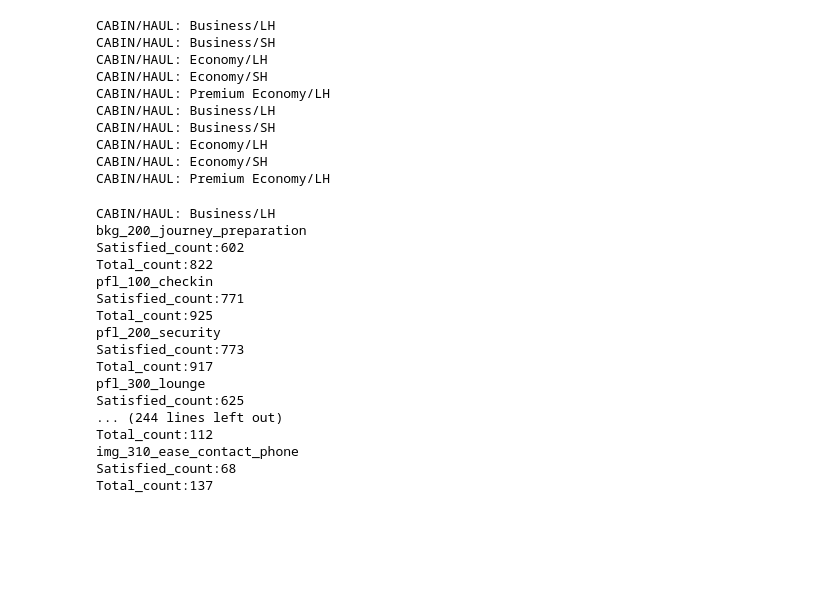
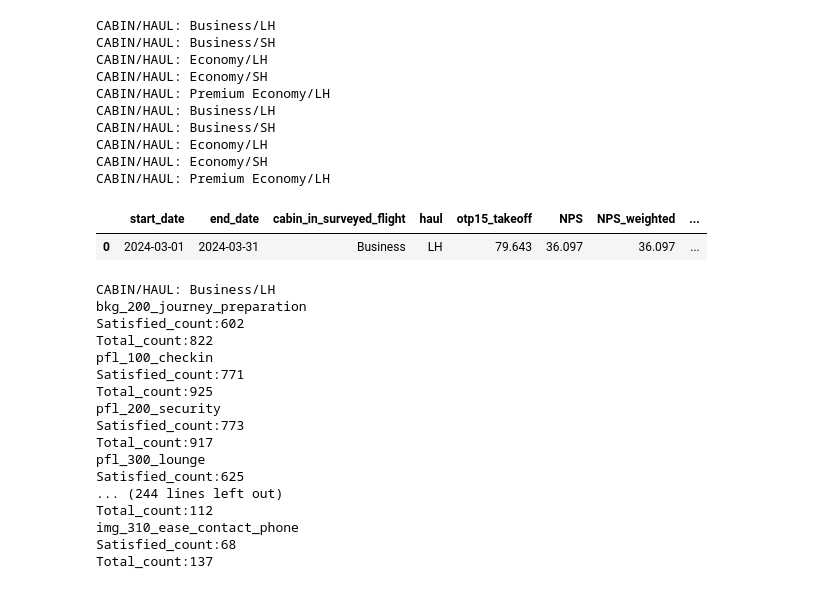
Before and after one commit to nomadicsenseis/AI_Explanatory_Drivers-VS_target_pipeline, a Jupyter notebook: develop/aggregated_production_model.ipynb, the cells around one changed output. Cells and saved outputs as stored; diff of their text form; code cells hidden in the pictures; blank space fills up the shorter version.

```diff
--- a/develop/aggregated_production_model.ipynb
+++ b/develop/aggregated_production_model.ipynb
@@ -532,6 +568,11 @@ CABIN/HAUL: Business/SH
 CABIN/HAUL: Economy/LH
 CABIN/HAUL: Economy/SH
 CABIN/HAUL: Premium Economy/LH
+# %%
+march_2024[(march_2024['cabin_in_surveyed_flight'] == 'Business') & (march_2024['haul'] == 'LH')]
+# %% [output]
+|  | start_date | end_date | cabin_in_surveyed_flight | haul | otp15_takeoff | NPS | NPS_weighted | ... |
+| 0 | 2024-03-01 | 2024-03-31 | Business | LH | 79.643 | 36.097 | 36.097 | ... |
 # %%
 calculate_metrics_summary(df_historic, '2024-03-01', '2024-03-31', touchpoints)
 # %% [output]
```
Also changed, not shown: parts of 4 cells of this notebook, 4 other files.
